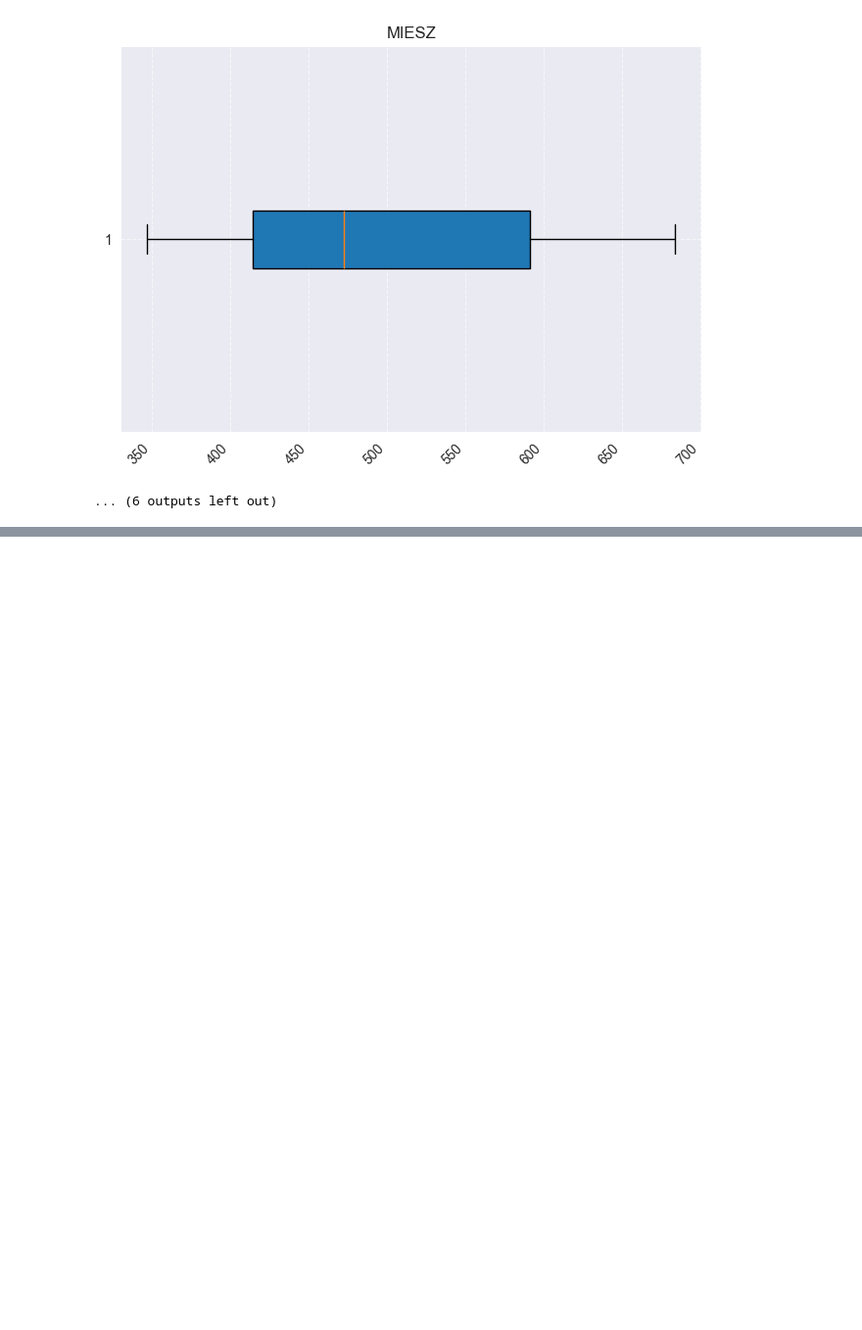
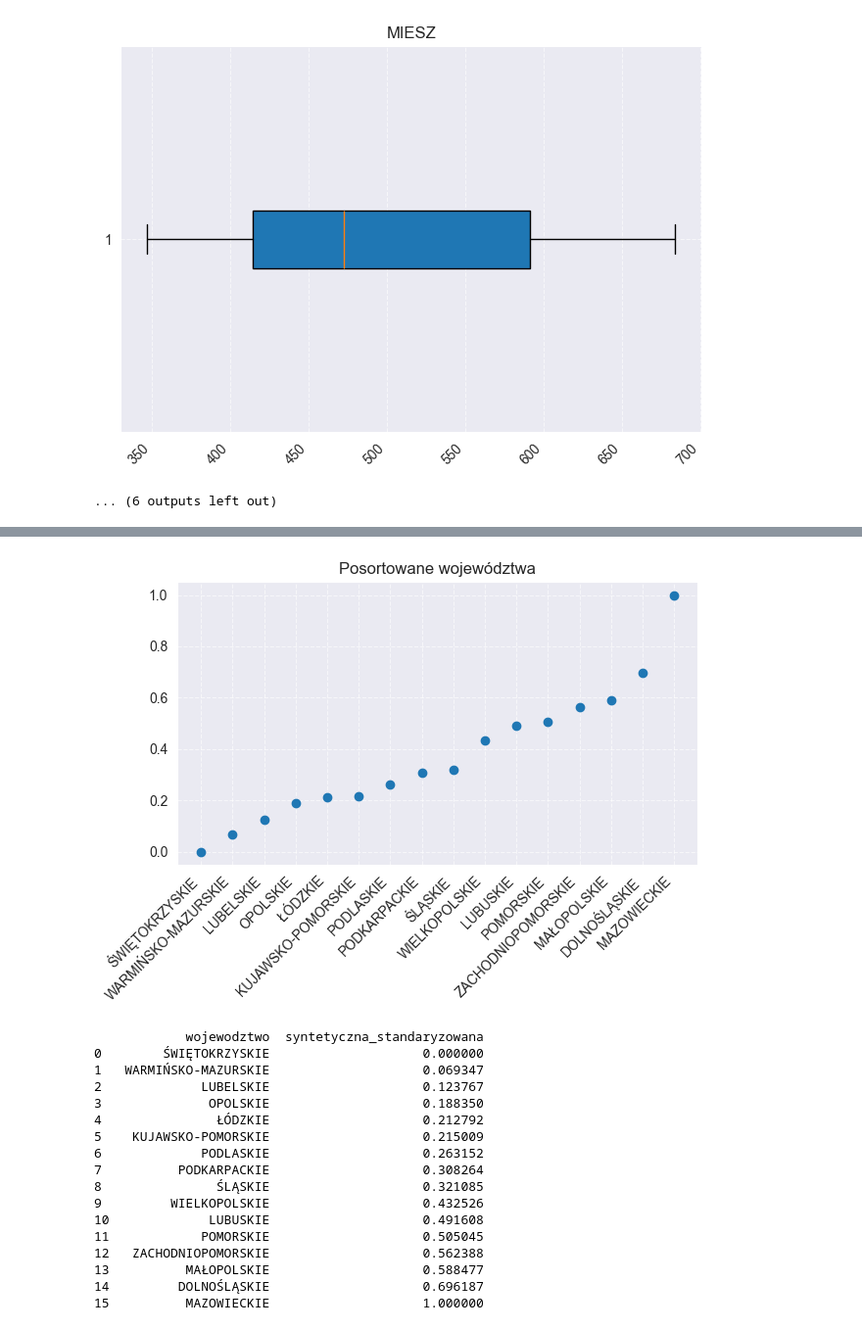
Before and after one commit to Jakaz78/Analiza, a Jupyter notebook: main.ipynb, the cells around one changed output, grey strips where cells are left out. Shown at 98% size. Saved outputs shown, nothing was run; the diff lists cells and outputs as text; code cells hidden in the pictures; blank space fills up the shorter version.

```diff
--- a/main.ipynb
+++ b/main.ipynb
@@ -212,0 +191,59 @@ Wieksze!
+# %%
+# Normalizacja po kolumnach — tylko liczby!
+wojewodztwa_porz = wojewodztwa_stand
+
+for col in wojewodztwa_porz.select_dtypes(include="number").columns:
+    mean = statistics.mean(wojewodztwa_porz[col])
+    stdev = statistics.stdev(wojewodztwa_porz[col])
+    wojewodztwa_porz[col] = (wojewodztwa_porz[col] - mean) / stdev
+
+# Budowa kolumny syntetycznej - po wszystkich cechach liczbowych dla każdego wiersza
+wojewodztwa_porz["syntetyczna"] = wojewodztwa_porz.select_dtypes(include="number").mean(axis=1)
+
+
+
+syntetyczna = wojewodztwa_porz["syntetyczna"]
+min_s = syntetyczna.min()
+max_s = syntetyczna.max()
+
+wojewodztwa_porz["syntetyczna_standaryzowana"] = (syntetyczna - min_s) / (max(syntetyczna - min_s))
+
+
+
+posortowane = wojewodztwa_porz[["wojewodztwo", "syntetyczna_standaryzowana"]].sort_values(by="syntetyczna_standaryzowana", ascending=True).reset_index(drop=True)
+
+
+fig, ax = plt.subplots()
+X = range(len(posortowane))
+Y = posortowane["syntetyczna_standaryzowana"].values
+labels = posortowane["wojewodztwo"]
+
+ax.scatter(X, Y, zorder=3)
+
+
+ax.grid(True, linestyle='--', alpha=0.6, zorder=0)
+ax.set_title("Posortowane województwa")
+plt.xticks(X, labels, rotation=45, ha='right')
+fig.tight_layout()
+plt.show()
+
+print(posortowane)
+# %% [output]
+[figure, added]
+            wojewodztwo  syntetyczna_standaryzowana
+0        ŚWIĘTOKRZYSKIE                    0.000000
+1   WARMIŃSKO-MAZURSKIE                    0.069347
+2             LUBELSKIE                    0.123767
+3              OPOLSKIE                    0.188350
+4               ŁÓDZKIE                    0.212792
+5    KUJAWSKO-POMORSKIE                    0.215009
+6             PODLASKIE                    0.263152
+7          PODKARPACKIE                    0.308264
+8               ŚLĄSKIE                    0.321085
+9         WIELKOPOLSKIE                    0.432526
+10             LUBUSKIE                    0.491608
+11            POMORSKIE                    0.505045
+12   ZACHODNIOPOMORSKIE                    0.562388
+13          MAŁOPOLSKIE                    0.588477
+14         DOLNOŚLĄSKIE                    0.696187
+15          MAZOWIECKIE                    1.000000
```
Also changed, not shown: parts of 3 cells of this notebook.
